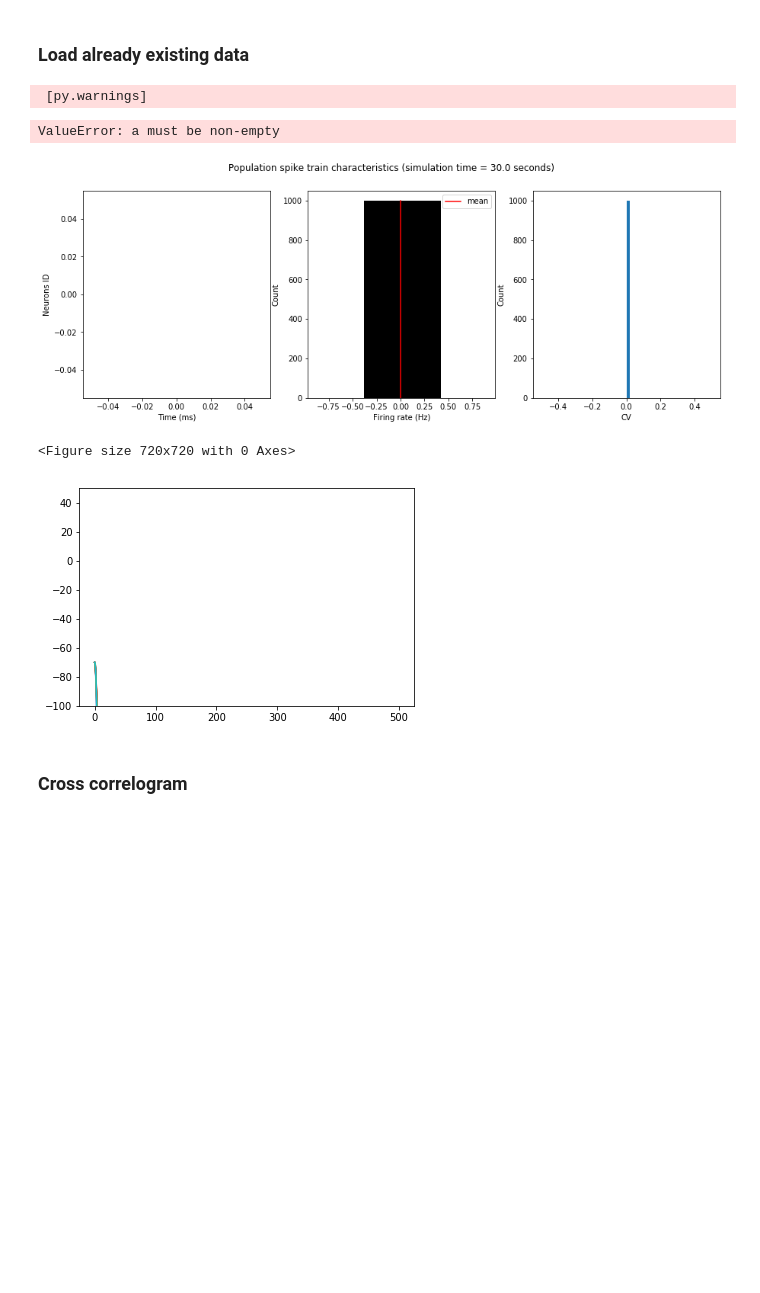
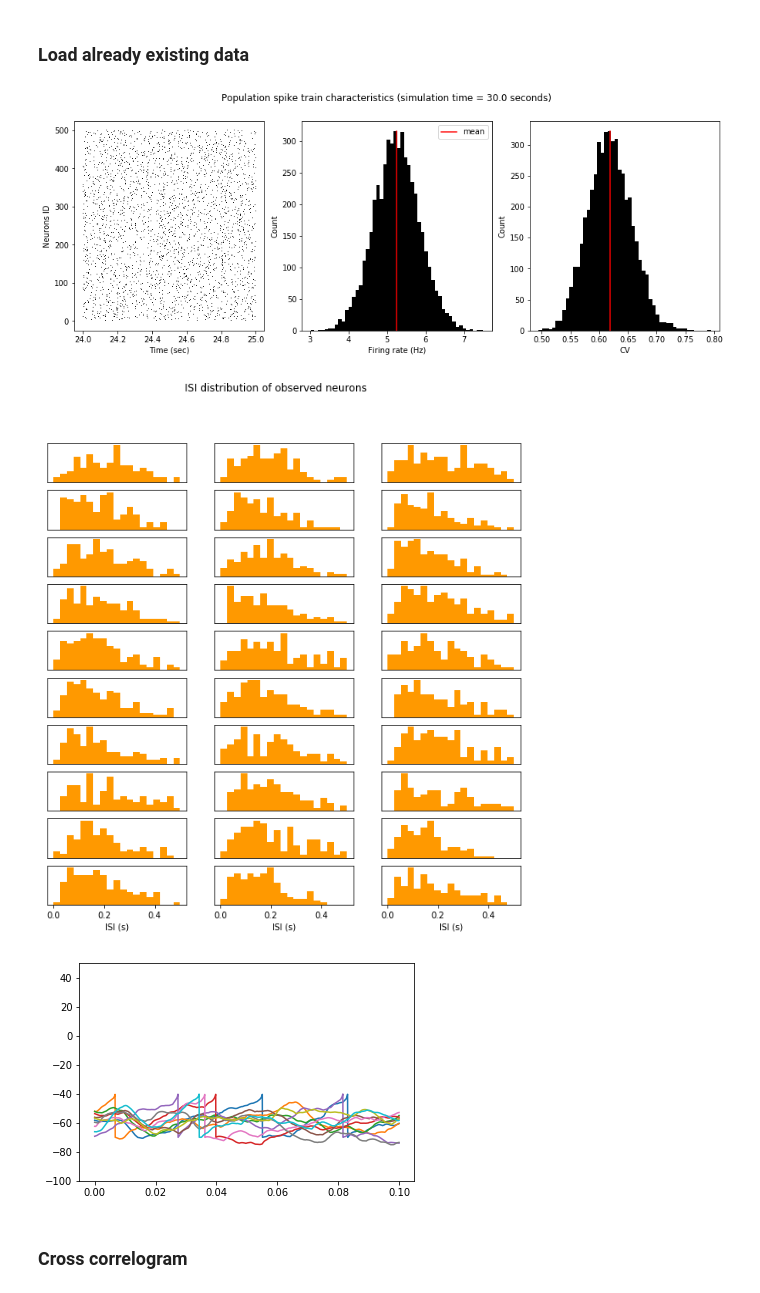
Before and after one commit to yger/inference, a Jupyter notebook: network_inference_aEIF.ipynb, the cells around one changed output. Saved outputs shown, nothing was run; the diff lists cells and outputs as text; code cells hidden in the pictures; blank space fills up the shorter version.

```diff
--- a/network_inference_aEIF.ipynb
+++ b/network_inference_aEIF.ipynb
@@ -5,14 +5,16 @@ from brian2 import *
 import pandas as pd
 %matplotlib inline
 
-filename = None#"data_N1000_T300_aEIF_conductsyn"
+filename = "data_N5000_T30_aEIF_cortical"
 
 Nneurons_obs = 30  # number of neurons whose spike trains are observed
-Nneurons_tot = 1000  # number of neurons in total;
+Nneurons_tot = 5000  # number of neurons in total;
 sim_t = 30*second #simulation time
 rate_min = 5
 
+
 set_device('cpp_standalone')
+#prefs.devices.cpp_standalone.openmp_threads = 4
 # %% [markdown]
 ### Network
 # %%
@@ -189,17 +180,17 @@ figure(figsize=(15,5))
 suptitle('Population spike train characteristics (simulation time = '+str(sim_t)+' seconds)')
 # raster
 subplot(131)
-idx = np.array(sptimes) < 1000
+idx = (np.array(sptimes) > (sim_t - 5) - 1) & (np.array(spid)<500)
 plot(sptimes[idx],spid[idx],'k,',lw=0)
 ylabel('Neurons ID')
-xlabel('Time (ms)')
+xlabel('Time (sec)')
 
 # firing rate
 subplot(132)
-fr = 1/(ISIstat['mean']/1000)
+fr = 1/(ISIstat['mean'])
 fr[np.isinf(fr)] = 0
-count,edges = np.histogram(fr,bins=50)
-bar(edges[1:]-edges[:-1]+edges[:-1],count,facecolor='k')
+count,edges = np.histogram(fr, 50)
+hist(fr, bins=50,color='k')
 plot([np.mean(fr),np.mean(fr)],[0,np.max(count)],'r',label='mean')
 xlabel('Firing rate (Hz)')
 ylabel('Count')
@@ -207,55 +198,55 @@ legend()
 
 # coefficient of variation
 subplot(133)
-hist(ISIstat['cv'],50)
+count,edges = np.histogram(ISIstat['cv'], 50)
+hist(ISIstat['cv'], bins=50,color='k')
+plot([np.mean(ISIstat['cv']),np.mean(ISIstat['cv'])],[0,np.max(count)],'r',label='mean')
 xlabel('CV')
 ylabel('Count')
 #savefig('plots/%s_population.pdf' %filename)
 
 figure(figsize=(10,10))
 suptitle('ISI distribution of observed neurons')
 
 # change observed neurons id to neurons with at least mean fr=5 Hz
 np.random.seed(100)
 
-obs_neurons_ind = np.random.choice(np.where(fr>=rate_min)[0],Nneurons_obs)
+obs_neurons_ind = np.random.choice(np.where(fr>=1)[0],Nneurons_obs)
 Jmat_obs = Jmat[obs_neurons_ind,:][:,obs_neurons_ind] #connectivity matrix of observed neurons
 
 nb_cols = 3
 nb_rows = int(ceil(Nneurons_obs/float(nb_cols)))
-x_max = np.max([np.max(ISI[i]) for i in obs_neurons_ind])
+#x_max = np.max([np.max(ISI[i]) for i in obs_neurons_ind])
 
 for count,ind in enumerate(obs_neurons_ind):
     subplot(nb_rows,nb_cols,count+1)
-    hist(ISI[ind],50,facecolor=[1,0.6,0])
+    hist(ISI[ind],np.linspace(0,0.5,20),facecolor=[1,0.6,0])
     yticks([], [])
-    xlim((0,x_max))
+    #xlim((0,x_max))
     if count<(nb_rows-1)*nb_cols:
         xticks(())
     else:
-        xlabel('ISI (ms)')
+        xlabel('ISI (s)')
 
 
 #savefig('plots/%s_ISI_dist.pdf' %filename)
 show()
 
 # into dictionary
 Spt_dict = {}
 for i_N,id_N in enumerate(obs_neurons_ind):
     idx = np.where(spid == id_N)[0]
-    Spt_dict[i_N] = sptimes[idx]
+    Spt_dict[i_N] = sptimes[idx]*1000 #in ms for connectivity estimation
 # %% [output]
- [py.warnings]
-ValueError: a must be non-empty
-[figure, old version]
+[figure, new version]
-<Figure size 720x720 with 0 Axes>
+[figure, added]
 # %%
-time = 500 #ms
+time = 0.1 #s
 plot(statetime[statetime<time],statev[:,statetime<time].T)
 ylim(-100,50)
 show()
 # %% [output]
-[figure, old version]
+[figure, new version]
 # %% [markdown]
 ### Cross correlogram
 # %%
```
Also changed, not shown: parts of 4 cells of this notebook.
